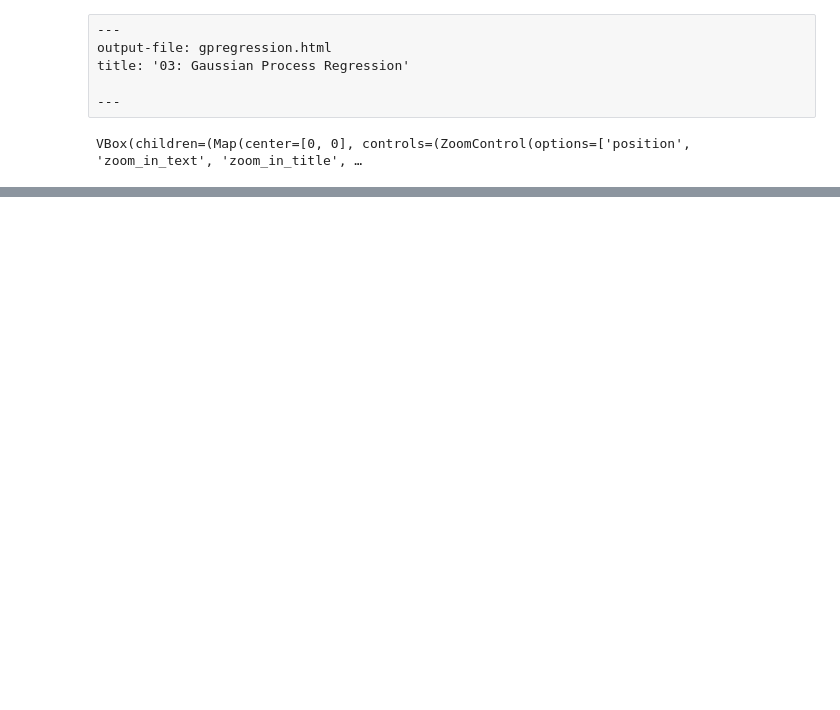
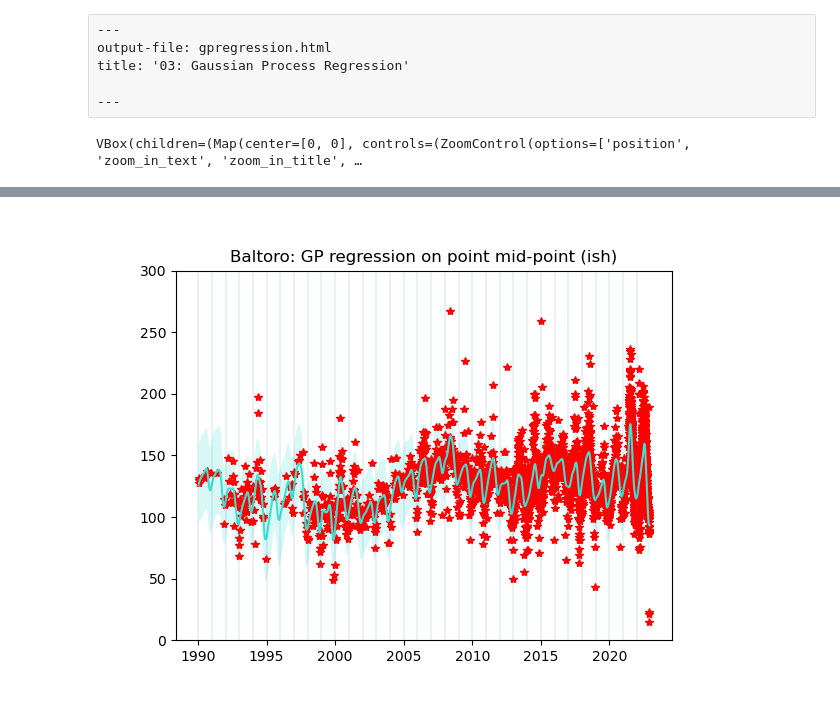
Before and after one commit to vdevauxchupin/ITS_LIVE_TOOL, a Jupyter notebook: nbs/05_GPregression.ipynb, the cells around one changed output, grey strips where cells are left out. Saved outputs shown, nothing was run; the diff lists cells and outputs as text; code cells hidden in the pictures; blank space fills up the shorter version.

```diff
--- a/nbs/05_GPregression.ipynb
+++ b/nbs/05_GPregression.ipynb
@@ -359,0 +84,6 @@ def vis_GP(df, X_pred, y_pred, sigma, label):
+# %%
+#| export
+def swap_time_dim(ds):
+    ds['time_numeric'] = ds.mid_date.dt.year + ds.mid_date.dt.dayofyear / 365
+    ds = ds.swap_dims({'mid_date':'time_numeric'})
+    return ds
@@ -359,0 +169,20 @@ def vis_GP(df, X_pred, y_pred, sigma, label):
+# %%
+#| export
+mod_input_ls = []
+
+for j in range(len(point_ls)):
+
+    mod_input = point_to_model_input(point_ls[j], [0,600])
+    mod_input_ls.append(mod_input)
+# %%
+#| export
+from sklearn.gaussian_process import GaussianProcessRegressor
+from sklearn.gaussian_process.kernels import Matern, WhiteKernel, ConstantKernel, ExpSineSquared, RBF
+from sklearn.model_selection import GridSearchCV
+
+kernel = ConstantKernel(constant_value=1.0, constant_value_bounds=(0.0, 10.0)) + Matern(length_scale=1.5, length_scale_bounds=(0.0, 10.0), nu = 1.5) + ExpSineSquared(length_scale=1, periodicity=1, length_scale_bounds = (0,10), periodicity_bounds=(1e-3, 10.0)) + WhiteKernel(noise_level=2., noise_level_bounds = (1e-6,1e3))
+
+mod_output_ls = []
+for i in range(len(point_ls)):
+    mod_output = SKLearnModelPreds(mod_input_ls[i], kernel)
+    mod_output_ls.append(mod_output)
@@ -359,0 +192,20 @@ def vis_GP(df, X_pred, y_pred, sigma, label):
+# %%
+#| export
+fig, ax = plt.subplots()
+
+ax.plot(mod_output_ls[0].t_train, mod_output_ls[0].y_train, 'r*')
+ax.plot(mod_output_ls[0].t_test, mod_output_ls[0].y_pred, c='turquoise')
+ax.fill_between(mod_output_ls[0].t_test.ravel(),
+                          mod_output_ls[0].y_pred + 1.96 * mod_output_ls[0].sigma,
+                          mod_output_ls[0].y_pred - 1.96 * mod_output_ls[0].sigma,
+                          facecolor='turquoise', alpha = 0.2)
+x_ls = np.arange(1990, 2023, 1)
+
+
+ax.set_ylim(0,300)
+ax.set_title(f'Baltoro: GP regression on point {point_ls[0].label}')
+    #axd[ax].legend(loc='upper center', ncols=3, bbox_to_anchor=(0.95, 1.05))
+for x in x_ls:
+    ax.axvline(x = x, alpha=0.1);
+# %% [output]
+[figure, added]
```
Also changed, not shown: parts of 52 cells of this notebook, 17 other files.
